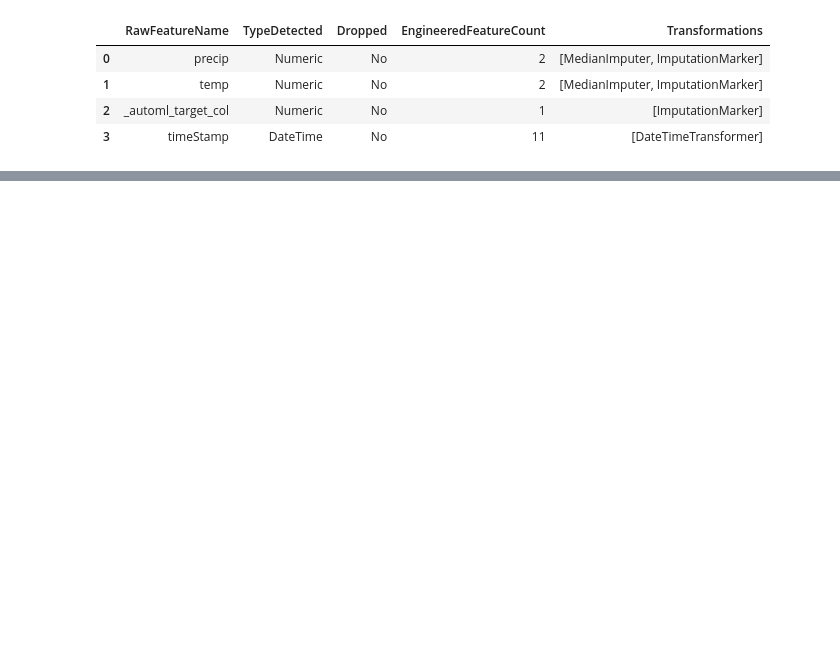
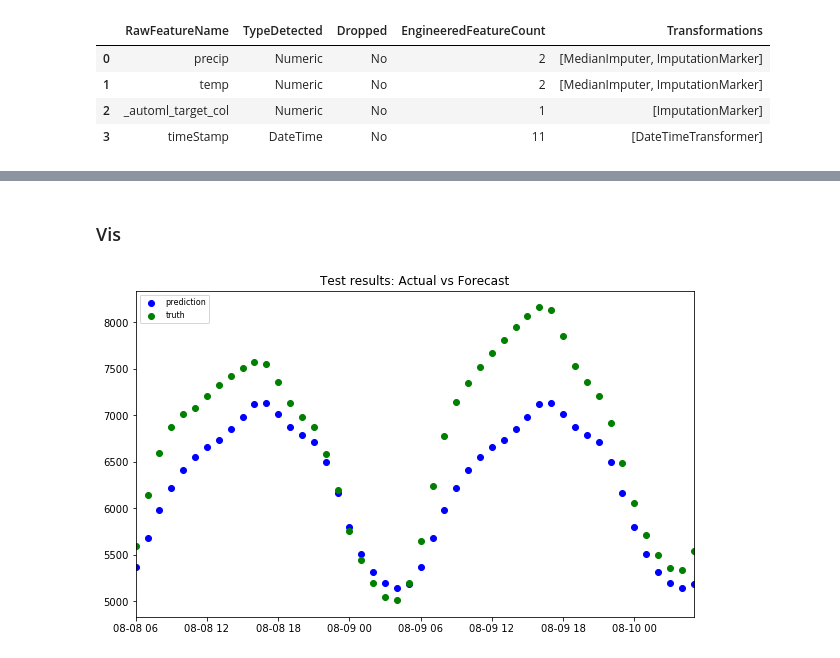
Before and after one commit to anyaconda/my-timeseries-forecasting-2022, a Jupyter notebook: Notebooks/my4_Autoregressive_and_Automated_Methods_forTS_AML.ipynb, the cells around one changed output, grey strips where cells are left out. Drawn from its saved outputs; the diff is of its cells as text; code cells hidden in the pictures; blank space fills up the shorter version.

```diff
--- a/Notebooks/my4_Autoregressive_and_Automated_Methods_forTS_AML.ipynb
+++ b/Notebooks/my4_Autoregressive_and_Automated_Methods_forTS_AML.ipynb
@@ -308,4 +458,8 @@ on test data
 # %%
 #predict using test data
-X_test = test.to_pandas_dataframe().reset_index(drop=True)
+X_test = df_test
+#remove target var
 y_test = X_test.pop(target_column_name).values
+
+#preview
+X_test.head(), y_test[:5]
@@ -357,0 +601,13 @@ WARNING:root:azureml.automl.runtime.shared.metrics.compute_metrics_regression is
+# %% [markdown]
+### Vis
+# %%
+#$my
+plt.figure(figsize=(10,6))
+test_pred = plt.scatter(ts_results_all["timeStamp"], ts_results_all["predicted"], color="b")
+test_test = plt.scatter(ts_results_all["timeStamp"], ts_results_all["demand"], color="g")
+plt.title("Test results: Actual vs Forecast")
+plt.xlim(ts_results_all["timeStamp"].min(), ts_results_all["timeStamp"].max())
+plt.legend((test_pred, test_test), ("prediction", "truth"), loc="upper left", fontsize=8)
+plt.show()
+# %% [output]
+[figure, added]
```
Also changed, not shown: parts of 42 cells of this notebook, 1 other file.
